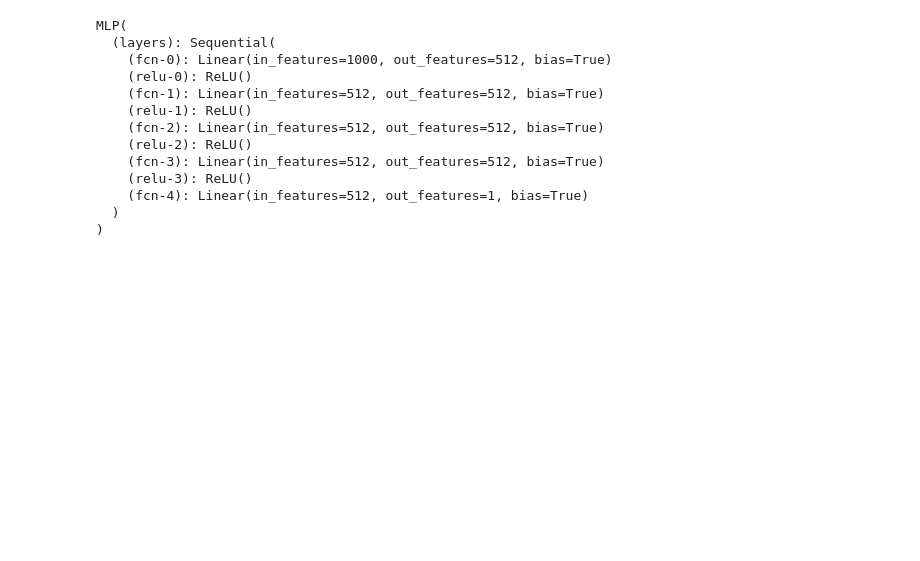
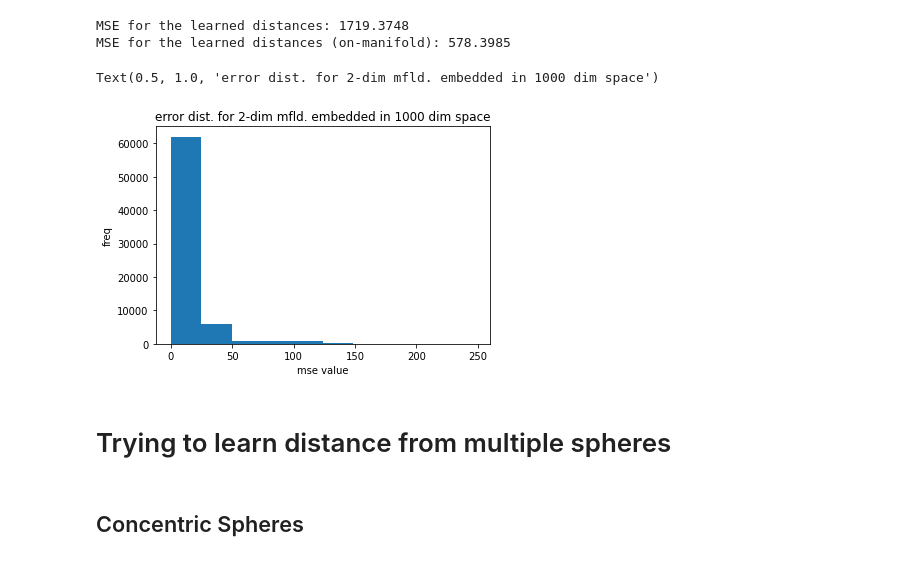
Before and after one commit to microsoft/distance-learner, a Jupyter notebook: notebooks/Experiment B - Learning Distance from a Classifier.ipynb, the cells around one changed output. Drawn from its saved outputs; the diff is of its cells as text; code cells hidden in the pictures; blank space fills up the shorter version.

```diff
--- a/notebooks/Experiment B - Learning Distance from a Classifier.ipynb
+++ b/notebooks/Experiment B - Learning Distance from a Classifier.ipynb
@@ -353,18 +673,24 @@ validation (min:    0.050, max:  109.511, cur:    0.057)
 KeyboardInterrupt:
-# %%
-model = MLP(1000)
-model
-# %% [output]
-MLP(
-  (layers): Sequential(
-    (fcn-0): Linear(in_features=1000, out_features=512, bias=True)
-    (relu-0): ReLU()
-    (fcn-1): Linear(in_features=512, out_features=512, bias=True)
-    (relu-1): ReLU()
-    (fcn-2): Linear(in_features=512, out_features=512, bias=True)
-    (relu-2): ReLU()
-    (fcn-3): Linear(in_features=512, out_features=512, bias=True)
-    (relu-3): ReLU()
-    (fcn-4): Linear(in_features=512, out_features=1, bias=True)
-  )
-)
+# %%
+mse, mse_on_mfld, all_distances, all_logits = test(model, dataloaders["test"], device)
+# %% [output]
+MSE for the learned distances: 1719.3748
+MSE for the learned distances (on-manifold): 578.3985
+# %%
+
+distances = all_distances.reshape(-1)[np.round(all_distances.reshape(-1), decimals=3) == 0]
+logits = all_logits.reshape(-1)[np.round(all_distances.reshape(-1), decimals=3) == 0]
+
+errors = torch.sqrt((distances - logits) ** 2)
+# %%
+plt.hist(errors.numpy())
+plt.xlabel("mse value")
+plt.ylabel("freq")
+plt.title("error dist. for 2-dim mfld. embedded in 1000 dim space")
+# %% [output]
+Text(0.5, 1.0, 'error dist. for 2-dim mfld. embedded in 1000 dim space')
+[figure, added]
+# %% [markdown]
+# Trying to learn distance from multiple spheres
+# %% [markdown]
+## Concentric Spheres
```
Also changed, not shown: parts of 29 cells of this notebook, 1 other file.
